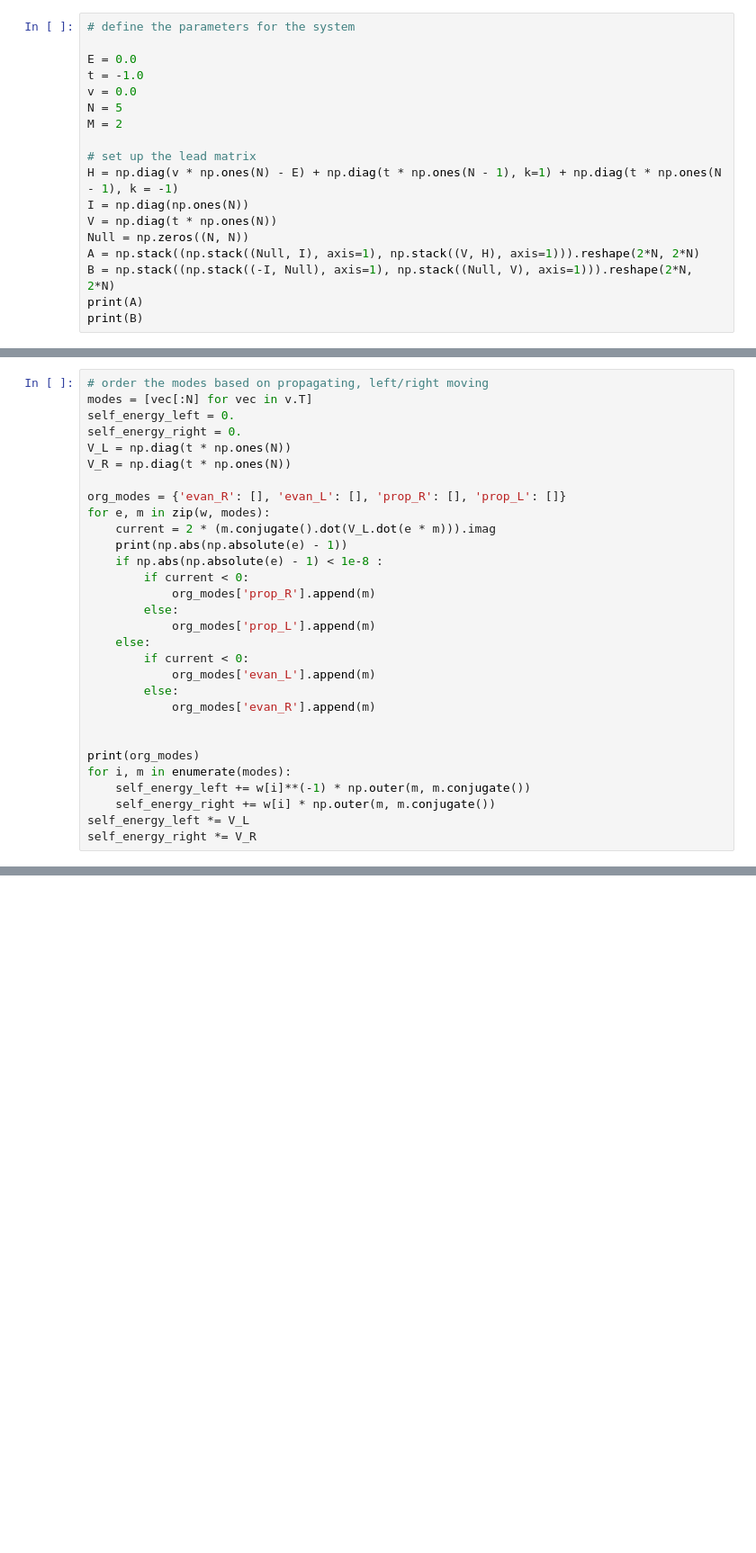
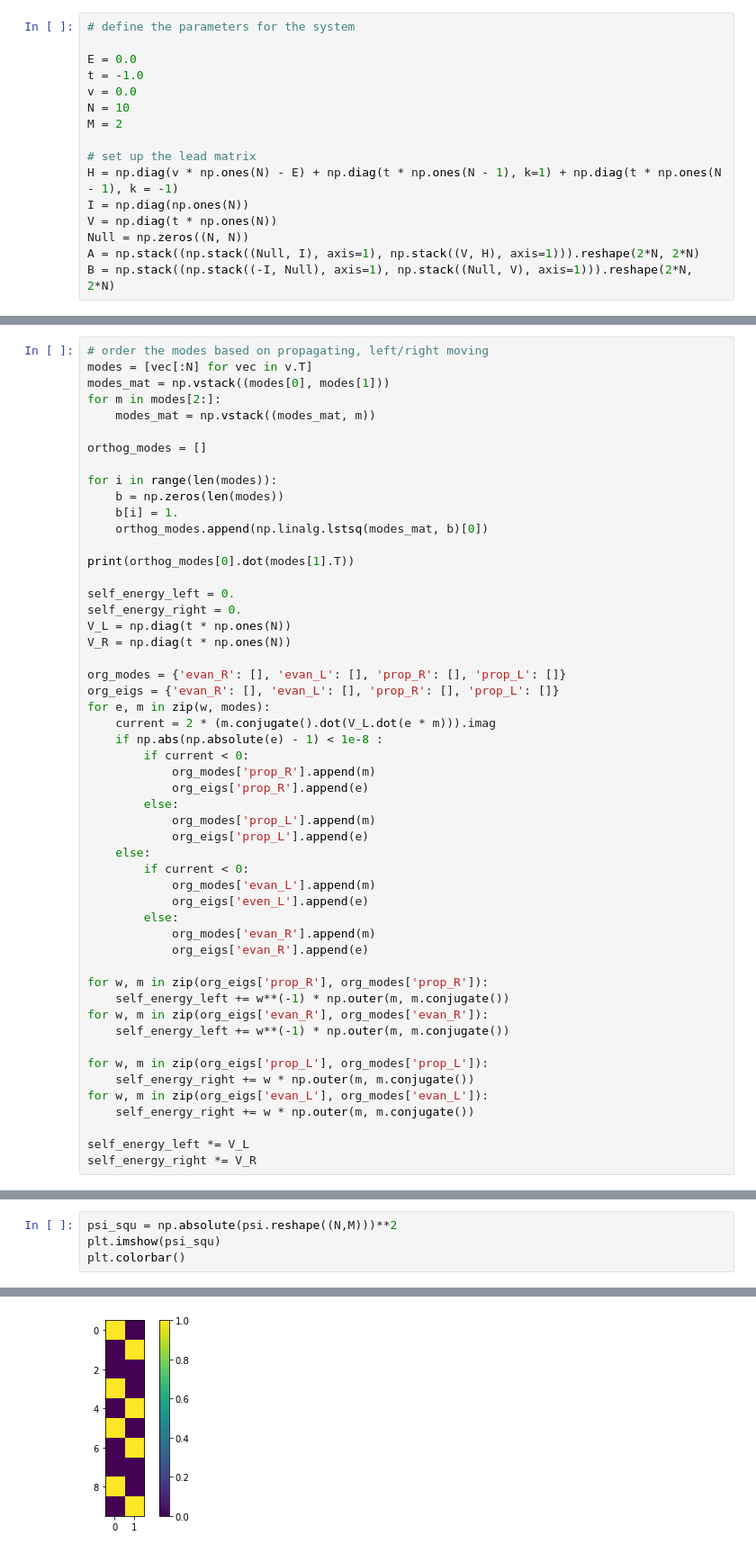
Before and after one commit to CLEANit/QuantumTransduction, a Jupyter notebook: examples/introduction/Intro_to_TB.ipynb, the cells around one changed output, grey strips where cells are left out. Shown at 90% size. Cells and saved outputs as stored; diff of their text form; blank space fills up the shorter version.

```diff
--- a/examples/introduction/Intro_to_TB.ipynb
+++ b/examples/introduction/Intro_to_TB.ipynb
@@ -7,7 +9,7 @@ from scipy.linalg import eig
 E = 0.0
 t = -1.0
 v = 0.0
-N = 5
+N = 10
 M = 2
 
 # set up the lead matrix
@@ -17,5 +19,3 @@ V = np.diag(t * np.ones(N))
 Null = np.zeros((N, N))
 A = np.stack((np.stack((Null, I), axis=1), np.stack((V, H), axis=1))).reshape(2*N, 2*N)
 B = np.stack((np.stack((-I, Null), axis=1), np.stack((Null, V), axis=1))).reshape(2*N, 2*N)
-print(A)
-print(B)
@@ -52,31 +25,53 @@ print(w)
 # %%
 # order the modes based on propagating, left/right moving
 modes = [vec[:N] for vec in v.T]
+modes_mat = np.vstack((modes[0], modes[1]))
+for m in modes[2:]:
+    modes_mat = np.vstack((modes_mat, m))
+
+orthog_modes = []
+
+for i in range(len(modes)):
+    b = np.zeros(len(modes))
+    b[i] = 1.
+    orthog_modes.append(np.linalg.lstsq(modes_mat, b)[0])
+
+print(orthog_modes[0].dot(modes[1].T))
+
 self_energy_left = 0.
 self_energy_right = 0.
 V_L = np.diag(t * np.ones(N))
 V_R = np.diag(t * np.ones(N))
 
 org_modes = {'evan_R': [], 'evan_L': [], 'prop_R': [], 'prop_L': []}
+org_eigs = {'evan_R': [], 'evan_L': [], 'prop_R': [], 'prop_L': []}
 for e, m in zip(w, modes):
     current = 2 * (m.conjugate().dot(V_L.dot(e * m))).imag
-    print(np.abs(np.absolute(e) - 1))
     if np.abs(np.absolute(e) - 1) < 1e-8 :
         if current < 0:
             org_modes['prop_R'].append(m)
+            org_eigs['prop_R'].append(e)
         else:
             org_modes['prop_L'].append(m)
+            org_eigs['prop_L'].append(e)
     else:
         if current < 0:
             org_modes['evan_L'].append(m)
+            org_eigs['even_L'].append(e)
         else:
             org_modes['evan_R'].append(m)
+            org_eigs['evan_R'].append(e)
 
+for w, m in zip(org_eigs['prop_R'], org_modes['prop_R']):
+    self_energy_left += w**(-1) * np.outer(m, m.conjugate())
+for w, m in zip(org_eigs['evan_R'], org_modes['evan_R']):
+    self_energy_left += w**(-1) * np.outer(m, m.conjugate())
 
-print(org_modes)
-for i, m in enumerate(modes):
-    self_energy_left += w[i]**(-1) * np.outer(m, m.conjugate())
-    self_energy_right += w[i] * np.outer(m, m.conjugate())
+for w, m in zip(org_eigs['prop_L'], org_modes['prop_L']):
+    self_energy_right += w * np.outer(m, m.conjugate())
+for w, m in zip(org_eigs['evan_L'], org_modes['evan_L']):
+    self_energy_right += w * np.outer(m, m.conjugate())
+
 self_energy_left *= V_L
 self_energy_right *= V_R
 # %% [output]
@@ -125,0 +115,5 @@ ValueError: operands could not be broadcast together with shapes (5,5) (2,2)
+# %%
+psi_squ = np.absolute(psi.reshape((N,M)))**2
+plt.imshow(psi_squ)
+plt.colorbar()
+# %% [output]
@@ -125,0 +121 @@ ValueError: operands could not be broadcast together with shapes (5,5) (2,2)
+[figure, added]
```
Also changed, not shown: parts of 6 cells of this notebook, 13 other files.
